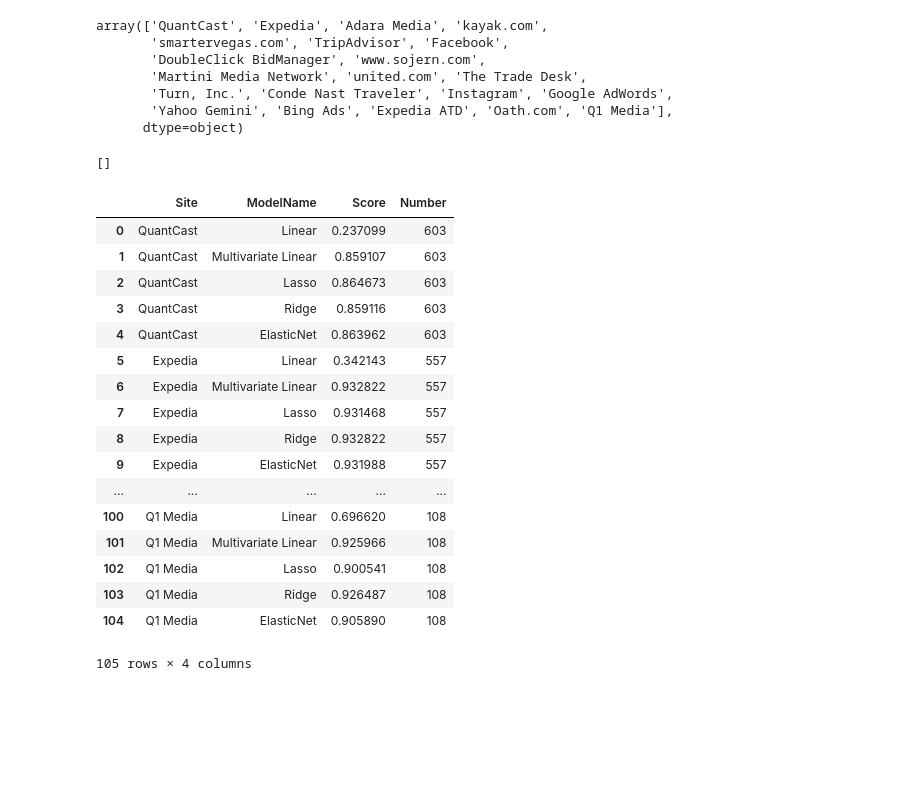
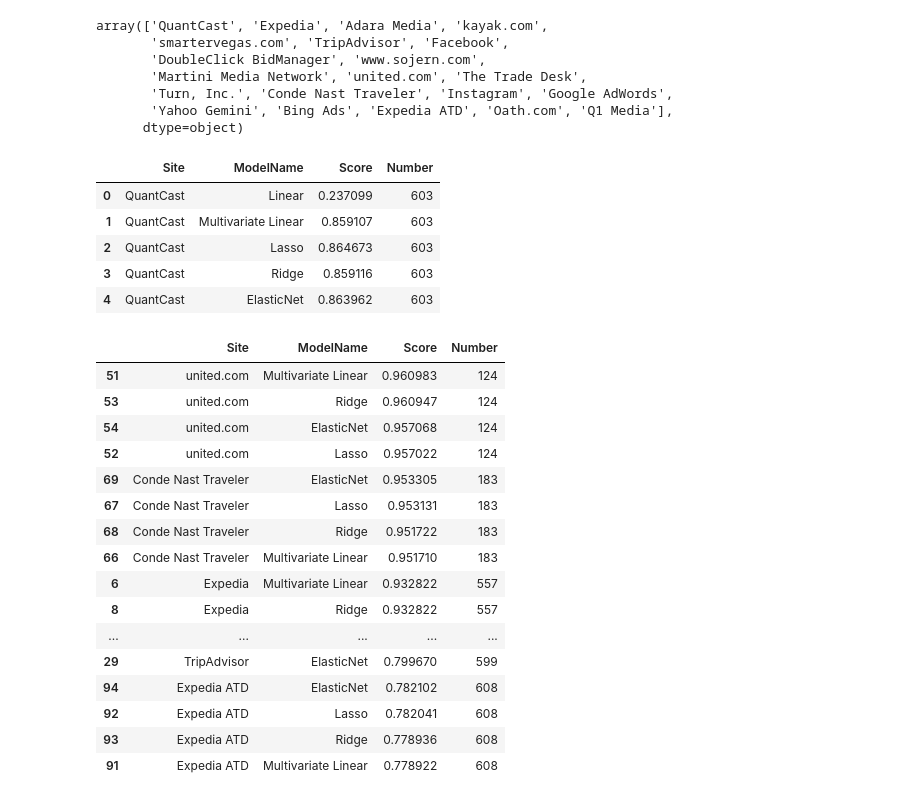
Before and after one commit to cbonfantep/Marketing-ROI-Prediction, a Jupyter notebook: All Models_Mov Avg.ipynb, the cells around one changed output. Saved outputs shown, nothing was run; the diff lists cells and outputs as text; code cells hidden in the pictures; blank space fills up the shorter version.

```diff
--- a/All Models_Mov Avg.ipynb
+++ b/All Models_Mov Avg.ipynb
@@ -303,29 +271,70 @@ for partner in partner_list:
 #     dump(s, f"multi_linear_{partner}.joblib")
 
 r_df = pd.DataFrame(r_df_dict)
-# %%
-r_squared
-# %% [output]
-[]
 # %%
-r_df
+r_df.head()
 # %% [output]
 |  | Site | ModelName | Score | Number |
 | 0 | QuantCast | Linear | 0.237099 | 603 |
 | 1 | QuantCast | Multivariate Linear | 0.859107 | 603 |
 | 2 | QuantCast | Lasso | 0.864673 | 603 |
 | 3 | QuantCast | Ridge | 0.859116 | 603 |
 | 4 | QuantCast | ElasticNet | 0.863962 | 603 |
-| 5 | Expedia | Linear | 0.342143 | 557 |
-| 6 | Expedia | Multivariate Linear | 0.932822 | 557 |
-| 7 | Expedia | Lasso | 0.931468 | 557 |
-| 8 | Expedia | Ridge | 0.932822 | 557 |
-| 9 | Expedia | ElasticNet | 0.931988 | 557 |
-| ... | ... | ... | ... | ... |
-| 100 | Q1 Media | Linear | 0.696620 | 108 |
-| 101 | Q1 Media | Multivariate Linear | 0.925966 | 108 |
-| 102 | Q1 Media | Lasso | 0.900541 | 108 |
-| 103 | Q1 Media | Ridge | 0.926487 | 108 |
-| 104 | Q1 Media | ElasticNet | 0.905890 | 108 |
-105 rows × 4 columns
+# %%
+sorted2 = r_df.sort_values(by=['Score'], ascending=False)
+sorted2.head(50)
+# sorted1.reset_index(inplace=True)
+# sorted1.drop('index', axis=1,inplace=True)
+
+# r_df_fiak = {'Site': [], 'ModelName':[], 'Score': []}
+
+# def append_record(table, site, model_name, score):
+#     table['Site'].append(site)
+#     table['ModelName'].append(model_name)
+#     table['Score'].append(score)
+
+# # sorted1 = iter(sorted1)
+
+# # for row in sorted1:
+# # #     print(type(i))
+# #     print(row)
+# #     break
+
+# #     Site = best_model.append(row['Site'])
+# #     Model = best_model.append(row['ModelName'])
+# #     R2 = best_model.append(row['Score'])
+# #     i=i+4
+# # #     next(sorted1)
+# # #     next(sorted1)
+# # #     next(sorted1)
+# # #     next(sorted1)
+
+# # best_model
+
+
+# # for index, row in sorted1.iterrows():
+# #     print (row["Site"], row["ModelName"])
+# #     row = index+5
+
+# for i in range(len(sorted1)):
+#     print(sorted1.loc[i, "Site"], sorted1.loc[i, "ModelName"], sorted1.loc[i, "Score"])
+#     next(sorted1)
+# %% [output]
+|  | Site | ModelName | Score | Number |
+| 51 | united.com | Multivariate Linear | 0.960983 | 124 |
+| 53 | united.com | Ridge | 0.960947 | 124 |
+| 54 | united.com | ElasticNet | 0.957068 | 124 |
+| 52 | united.com | Lasso | 0.957022 | 124 |
+| 69 | Conde Nast Traveler | ElasticNet | 0.953305 | 183 |
+| 67 | Conde Nast Traveler | Lasso | 0.953131 | 183 |
+| 68 | Conde Nast Traveler | Ridge | 0.951722 | 183 |
+| 66 | Conde Nast Traveler | Multivariate Linear | 0.951710 | 183 |
+| 6 | Expedia | Multivariate Linear | 0.932822 | 557 |
+| 8 | Expedia | Ridge | 0.932822 | 557 |
+| ... | ... | ... | ... | ... |
+| 29 | TripAdvisor | ElasticNet | 0.799670 | 599 |
+| 94 | Expedia ATD | ElasticNet | 0.782102 | 608 |
+| 92 | Expedia ATD | Lasso | 0.782041 | 608 |
+| 93 | Expedia ATD | Ridge | 0.778936 | 608 |
+| 91 | Expedia ATD | Multivariate Linear | 0.778922 | 608 |
 # %%
```
Also changed, not shown: parts of 35 cells of this notebook.
